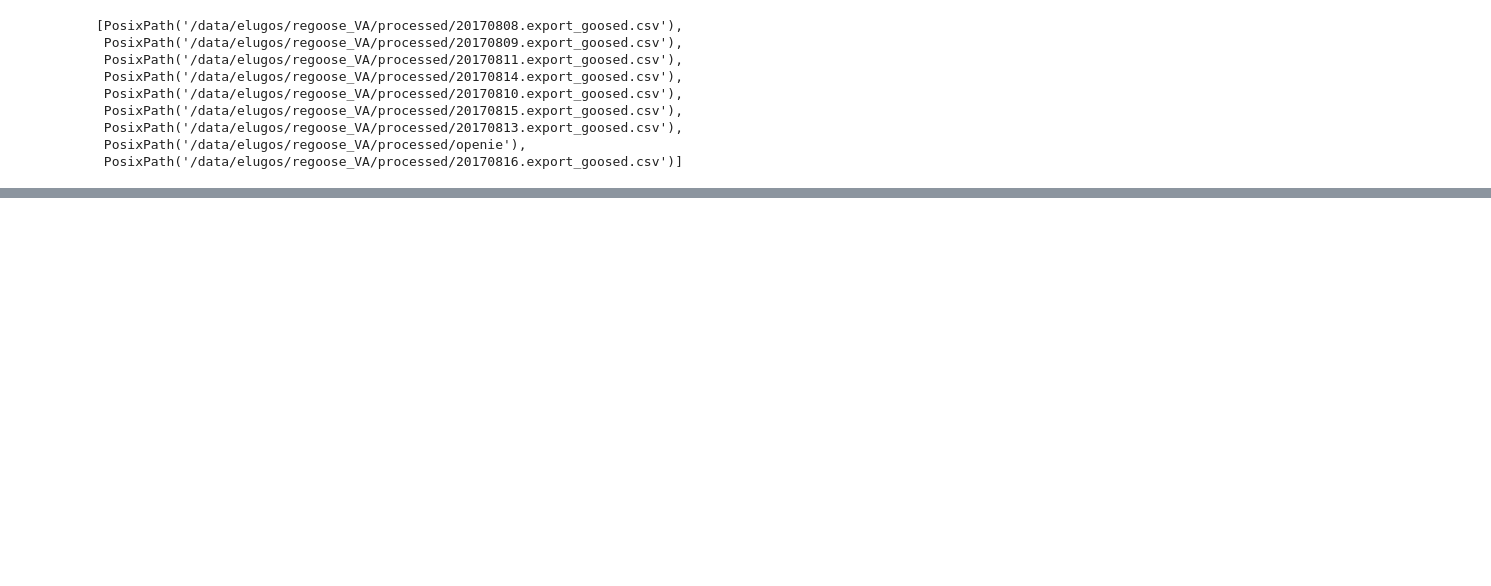
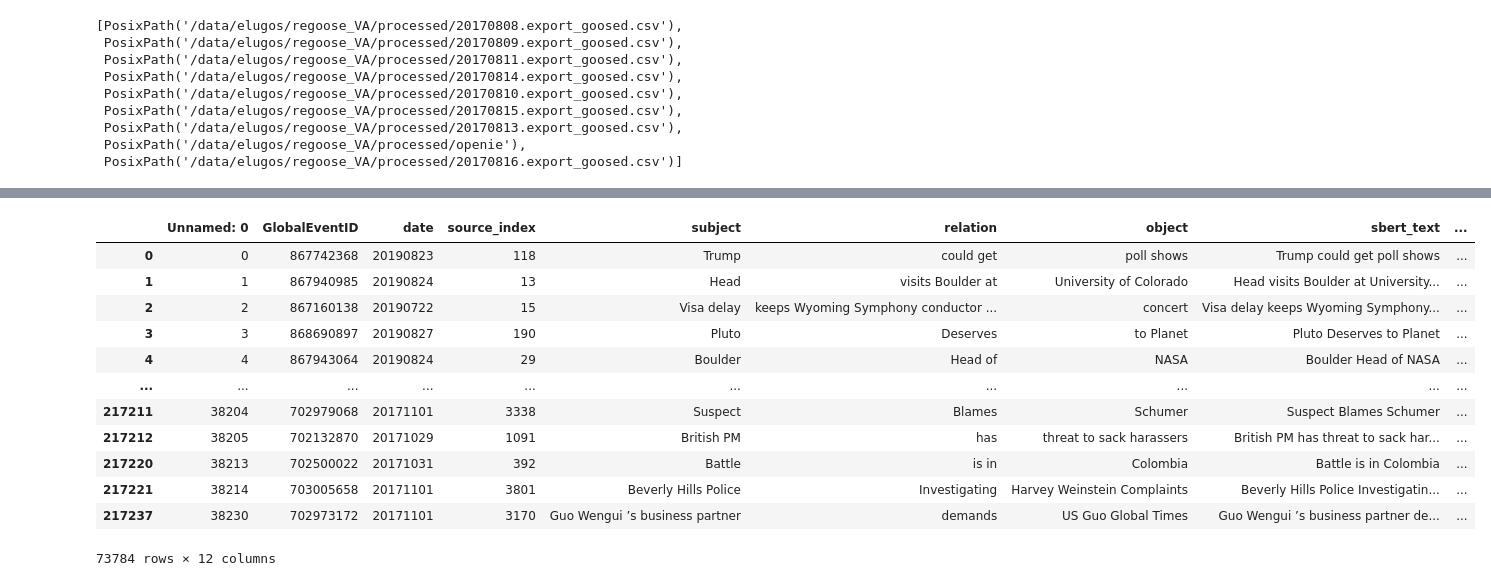
Before and after one commit to elugos/HSMS_LUGOS, a Jupyter notebook: make_df.ipynb, the cells around one changed output, grey strips where cells are left out. Cells and saved outputs as stored; diff of their text form; code cells hidden in the pictures; blank space fills up the shorter version.

```diff
--- a/make_df.ipynb
+++ b/make_df.ipynb
@@ -343,0 +389,2 @@ pwd
+# %%
+df_play_sample = df_play_sample.drop_duplicates(subset=['GlobalEventID'])
@@ -343,0 +395,16 @@ pwd
+# %%
+df_play_sample[][]
+# %% [output]
+|  | Unnamed: 0 | GlobalEventID | date | source_index | subject | relation | object | sbert_text | ... |
+| 0 | 0 | 867742368 | 20190823 | 118 | Trump | could get | poll shows | Trump could get poll shows | ... |
+| 1 | 1 | 867940985 | 20190824 | 13 | Head | visits Boulder at | University of Colorado | Head visits Boulder at University... | ... |
+| 2 | 2 | 867160138 | 20190722 | 15 | Visa delay | keeps Wyoming Symphony conductor ... | concert | Visa delay keeps Wyoming Symphony... | ... |
+| 3 | 3 | 868690897 | 20190827 | 190 | Pluto | Deserves | to Planet | Pluto Deserves to Planet | ... |
+| 4 | 4 | 867943064 | 20190824 | 29 | Boulder | Head of | NASA | Boulder Head of NASA | ... |
+| ... | ... | ... | ... | ... | ... | ... | ... | ... | ... |
+| 217211 | 38204 | 702979068 | 20171101 | 3338 | Suspect | Blames | Schumer | Suspect Blames Schumer | ... |
+| 217212 | 38205 | 702132870 | 20171029 | 1091 | British PM | has | threat to sack harassers | British PM has threat to sack har... | ... |
+| 217220 | 38213 | 702500022 | 20171031 | 392 | Battle | is in | Colombia | Battle is in Colombia | ... |
+| 217221 | 38214 | 703005658 | 20171101 | 3801 | Beverly Hills Police | Investigating | Harvey Weinstein Complaints | Beverly Hills Police Investigatin... | ... |
+| 217237 | 38230 | 702973172 | 20171101 | 3170 | Guo Wengui ’s business partner | demands | US Guo Global Times | Guo Wengui ’s business partner de... | ... |
+73784 rows × 12 columns
```
Also changed, not shown: parts of 11 cells of this notebook, 5 other files.
